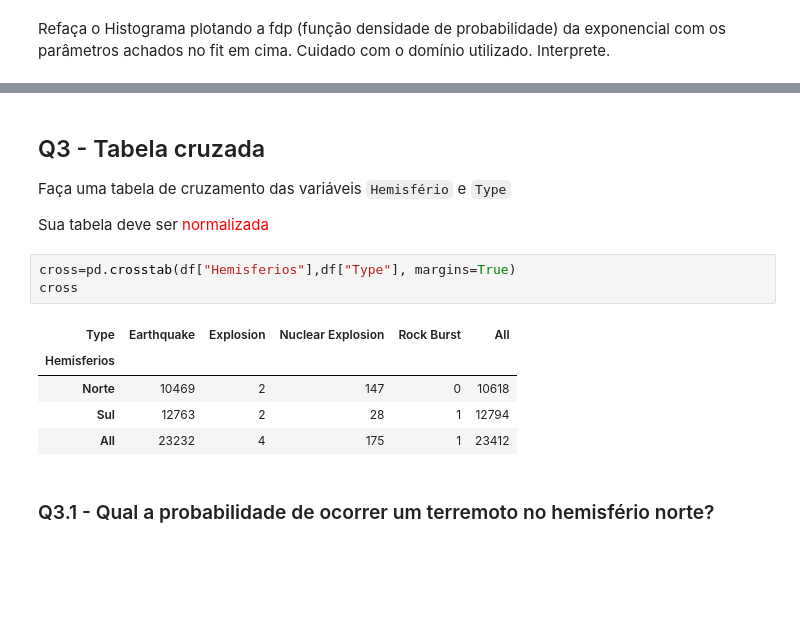
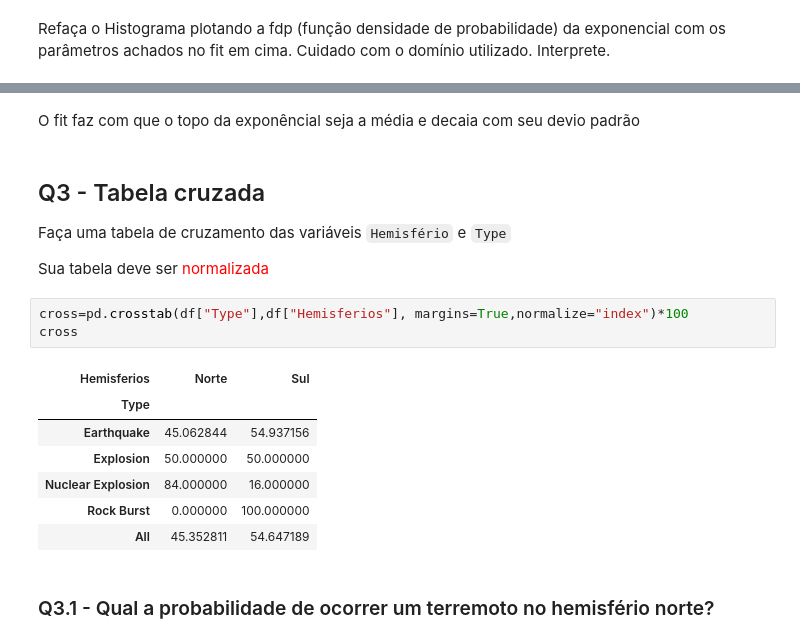
Before and after one commit to LucasVaz97/Ciencia-dos-Dados, a Jupyter notebook: APS_5/APS5_alunos.ipynb, the cells around one changed output, grey strips where cells are left out. Drawn from its saved outputs; the diff is of its cells as text; blank space fills up the shorter version.

Commit message:
normalize

```diff
--- a/APS_5/APS5_alunos.ipynb
+++ b/APS_5/APS5_alunos.ipynb
@@ -96,3 +96,5 @@ plt.show()
+# %% [markdown]
+O fit faz com que o topo da exponêncial seja a média e decaia com seu devio padrão
 # %% [markdown]
 ## Q3 - Tabela cruzada
 
@@ -100,14 +102,16 @@ Faça uma tabela de cruzamento das variáveis `Hemisfério` e `Type`
 
 Sua tabela deve ser <font color=red> normalizada</font>
 # %%
-cross=pd.crosstab(df["Hemisferios"],df["Type"], margins=True)
+cross=pd.crosstab(df["Type"],df["Hemisferios"], margins=True,normalize="index")*100
 cross
 # %% [output]
-| Type | Earthquake | Explosion | Nuclear Explosion | Rock Burst | All |
-| Hemisferios |  |  |  |  |  |
-| Norte | 10469 | 2 | 147 | 0 | 10618 |
-| Sul | 12763 | 2 | 28 | 1 | 12794 |
-| All | 23232 | 4 | 175 | 1 | 23412 |
+| Hemisferios | Norte | Sul |
+| Type |  |  |
+| Earthquake | 45.062844 | 54.937156 |
+| Explosion | 50.000000 | 50.000000 |
+| Nuclear Explosion | 84.000000 | 16.000000 |
+| Rock Burst | 0.000000 | 100.000000 |
+| All | 45.352811 | 54.647189 |
 # %% [markdown]
 ### Q3.1 - Qual a probabilidade de ocorrer um terremoto no hemisfério norte?
 # %% [markdown]
```
Also changed, not shown: parts of 3 cells of this notebook.
